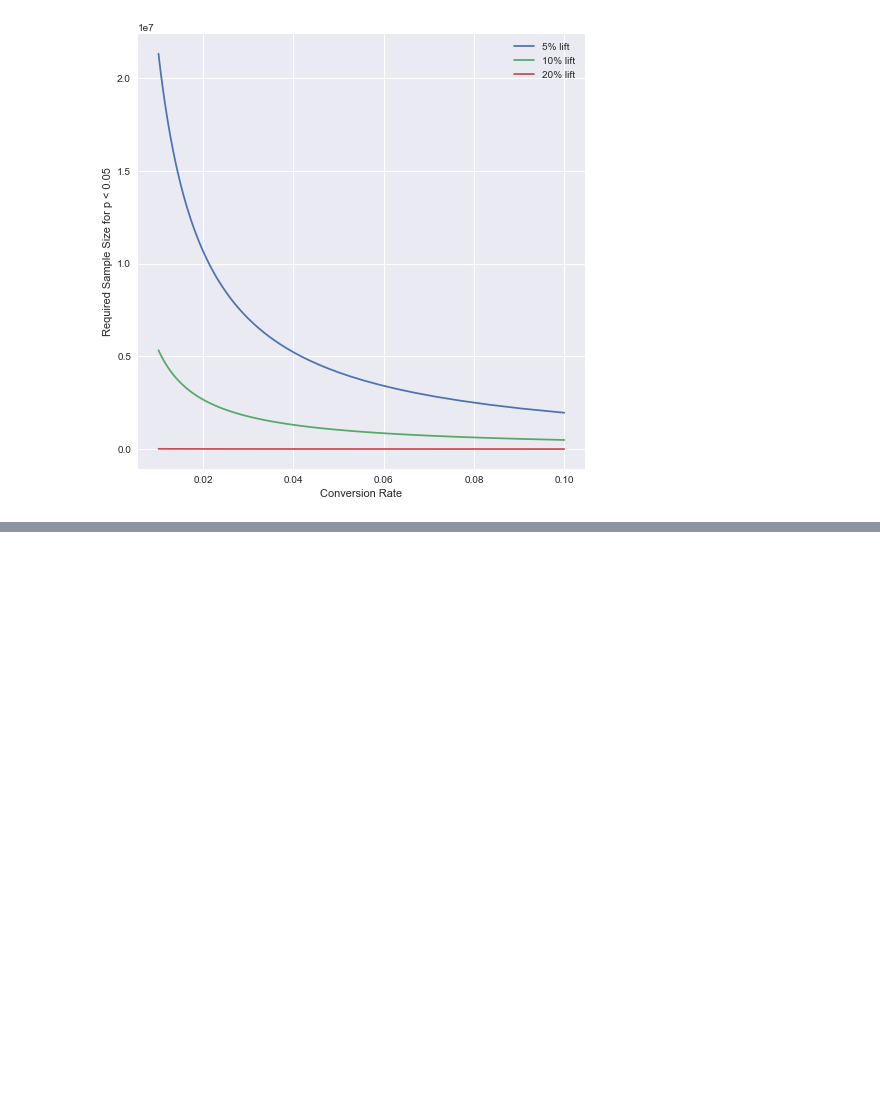
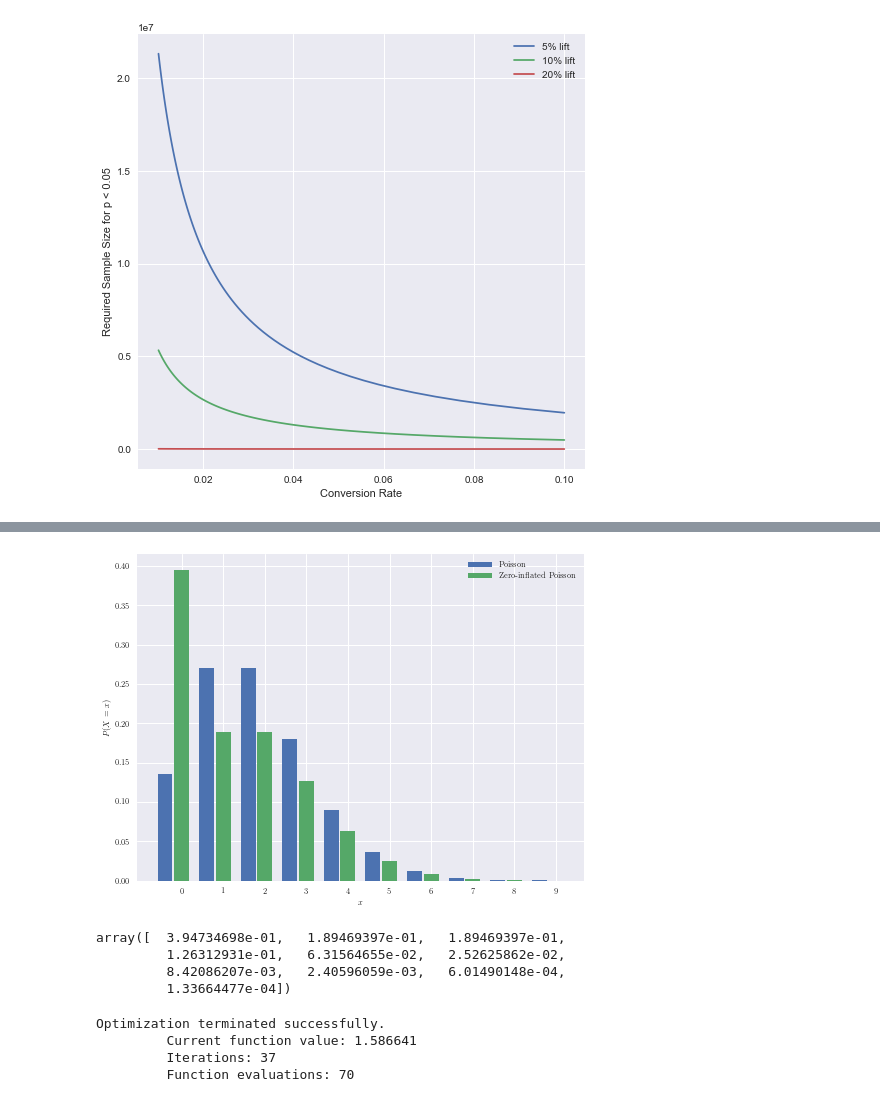
Before and after one commit to doriang102/doriang102.github.io, a Jupyter notebook: notebooks/Hypothesis Testing Experimental Design.ipynb, the cells around one changed output, grey strips where cells are left out. Drawn from its saved outputs; the diff is of its cells as text; code cells hidden in the pictures; blank space fills up the shorter version.

```diff
--- a/notebooks/Hypothesis Testing Experimental Design.ipynb
+++ b/notebooks/Hypothesis Testing Experimental Design.ipynb
@@ -140,0 +202,9 @@ plt.legend()
+# %%
+pi = 0.3
+lambda_ = 2.
+# %%
+def zip_pmf(x, pi=pi, lambda_=lambda_):
+    if pi < 0 or pi > 1 or lambda_ <= 0:
+        return np.zeros_like(x)
+    else:
+        return (x == 0) * pi + (1 - pi) * stats.poisson.pmf(x, lambda_)
@@ -140,0 +377,26 @@ plt.legend()
+# %%
+fig, ax = plt.subplots(figsize=(8, 6))
+
+xs = np.arange(0, 10);
+
+palette = sns.color_palette()
+
+ax.bar(2.5 * xs, stats.poisson.pmf(xs, lambda_), width=0.9, color=palette[0], label='Poisson');
+ax.bar(2.5 * xs + 1, zip_pmf(xs), width=0.9, color=palette[1], label='Zero-inflated Poisson');
+
+ax.set_xticks(2.5 * xs + 1);
+ax.set_xticklabels(xs);
+ax.set_xlabel('$x$');
+
+ax.set_ylabel('$P(X = x)$');
+
+ax.legend();
+# %% [output]
+[figure, added]
+# %%
+zip_pmf(xs)
+# %% [output]
+array([  3.94734698e-01,   1.89469397e-01,   1.89469397e-01,
+         1.26312931e-01,   6.31564655e-02,   2.52625862e-02,
+         8.42086207e-03,   2.40596059e-03,   6.01490148e-04,
+         1.33664477e-04])
@@ -140,0 +409,8 @@ plt.legend()
+# %%
+model = ZeroInflatedPoisson(x)
+results = model.fit()
+# %% [output]
+Optimization terminated successfully.
+         Current function value: 1.586641
+         Iterations: 37
+         Function evaluations: 70
```
Also changed, not shown: parts of 20 cells of this notebook.
